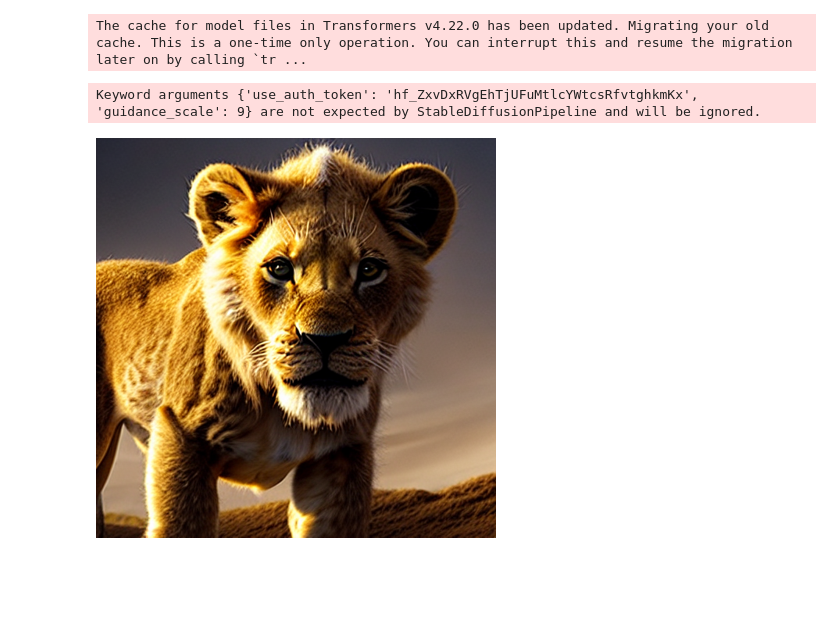
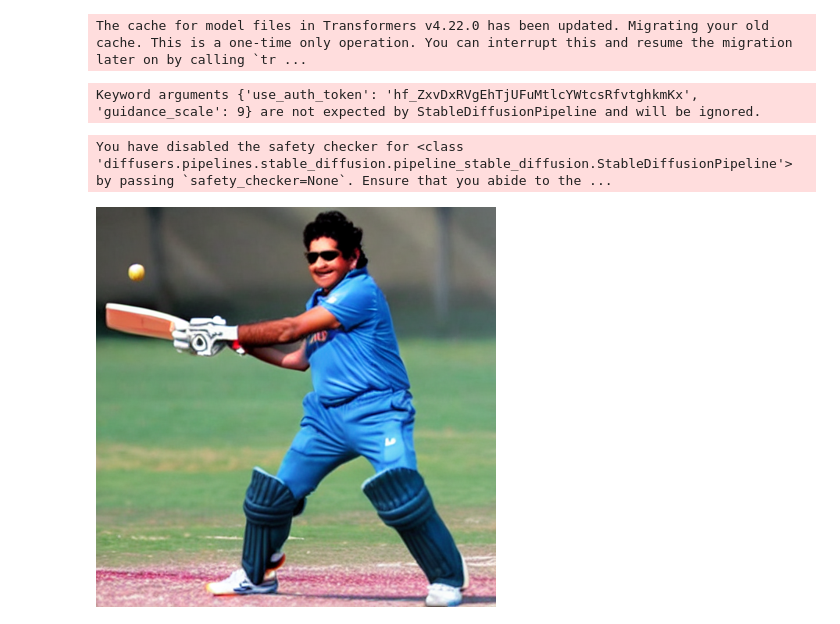
Before and after one commit to Ravi110296/Text-to-Image-generator, a Jupyter notebook: Text_to_image_generator.ipynb, the cells around one changed output. Cells and saved outputs as stored; diff of their text form; code cells hidden in the pictures; blank space fills up the shorter version.

```diff
--- a/Text_to_image_generator.ipynb
+++ b/Text_to_image_generator.ipynb
@@ -25,7 +23,7 @@ class CFG:
     device = "cuda"
     seed = 42
     generator = torch.Generator().manual_seed(seed)
-    image_gen_steps = 45
+    image_gen_steps = 100
     image_gen_model_id = "runwayml/stable-diffusion-v1-5"
     image_gen_size = (400,400)
     image_gen_guidance_scale = 9
@@ -35,11 +33,12 @@ class CFG:
 # %%
 image_gen_model = StableDiffusionPipeline.from_pretrained(
     CFG.image_gen_model_id, torch_dtype=torch.float16,
-    variant="fp16", use_auth_token='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', guidance_scale=9
+    variant="fp16", use_auth_token='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', guidance_scale=9,safety_checker = None
 )
 image_gen_model = image_gen_model.to(CFG.device)
 # %% [output]
 Keyword arguments {'use_auth_token': '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', 'guidance_scale': 9} are not expected by StableDiffusionPipeline and will be ignored.
+You have disabled the safety checker for <class 'diffusers.pipelines.stable_diffusion.pipeline_stable_diffusion.StableDiffusionPipeline'> by passing `safety_checker=None`. Ensure that you abide to the ...
 # %%
 def generate_image(prompt, model):
     image = model(
@@ -50,7 +49,7 @@ def generate_image(prompt, model):
 
     image = image.resize(CFG.image_gen_size)
     return image
-# %%
-generate_image("lion king", image_gen_model)
-# %% [output]
-[figure, removed]
+# %%
+generate_image("Sachin playing cricket", image_gen_model)
+# %% [output]
+[figure, added]
```
Also changed, not shown: parts of 1 cell of this notebook.
